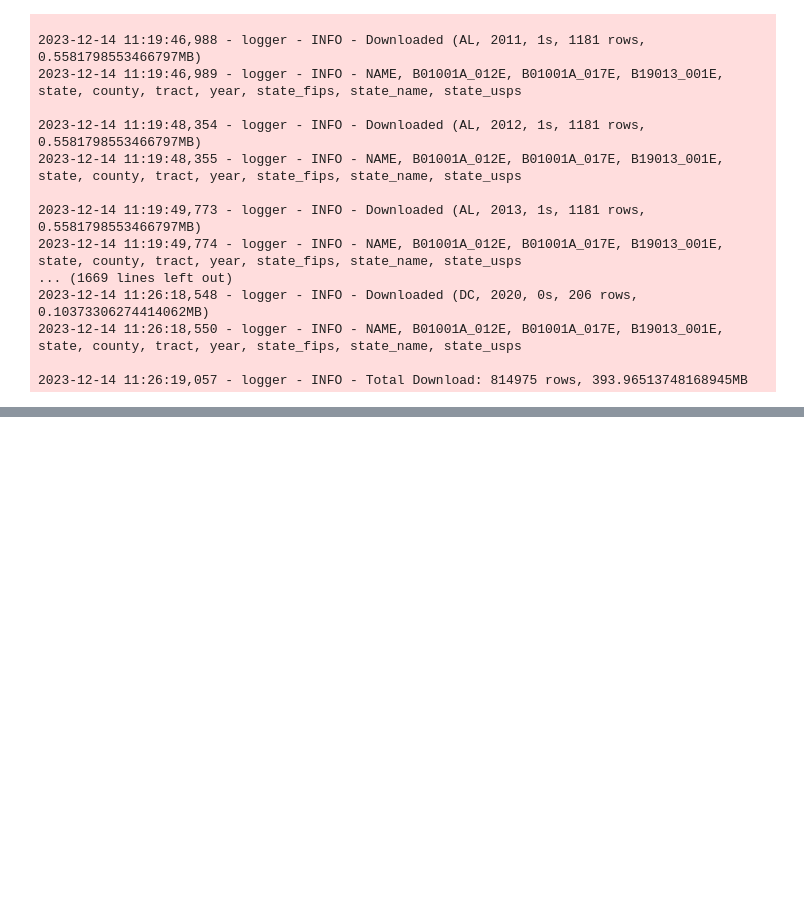
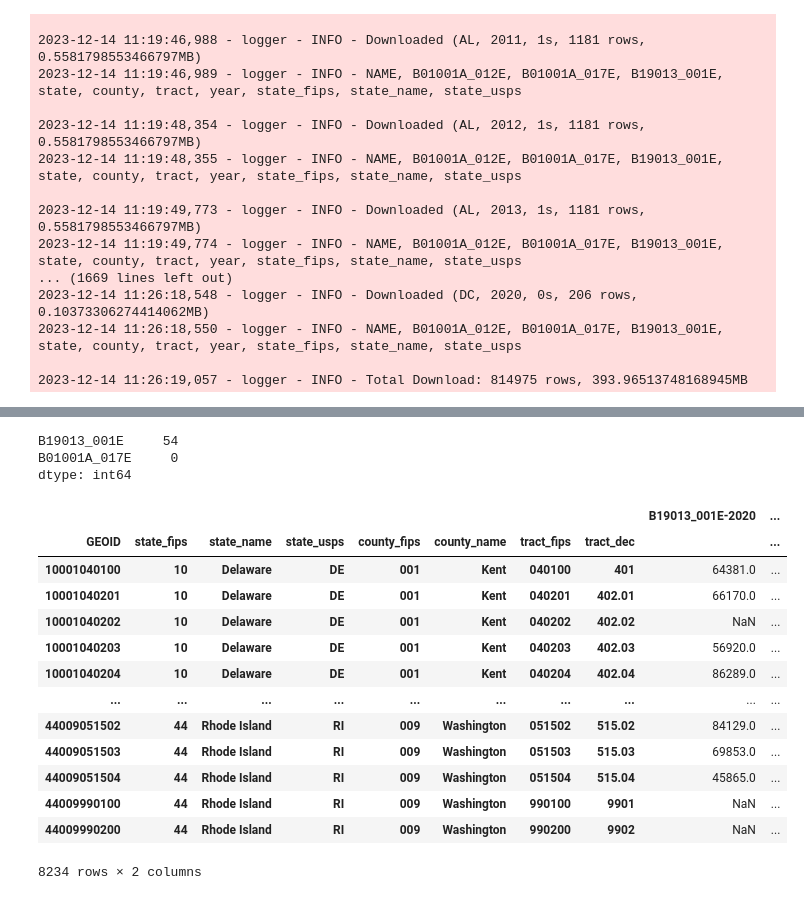
Before and after one commit to de-data-lab/census-tract-redistricting, a Jupyter notebook: example-use-notebook.ipynb, the cells around one changed output, grey strips where cells are left out. Drawn from its saved outputs; the diff is of its cells as text; code cells hidden in the pictures; blank space fills up the shorter version.

```diff
--- a/example-use-notebook.ipynb
+++ b/example-use-notebook.ipynb
@@ -154,0 +238,23 @@ AttributeError: 'float' object has no attribute 'items'
+# %%
+weighted_df.isna().sum()
+# %% [output]
+B19013_001E     54
+B01001A_017E     0
+dtype: int64
+# %%
+df_2020
+# %% [output]
+|  |  |  |  |  |  |  |  | B19013_001E-2020 | ... |
+| GEOID | state_fips | state_name | state_usps | county_fips | county_name | tract_fips | tract_dec |  | ... |
+| 10001040100 | 10 | Delaware | DE | 001 | Kent | 040100 | 401 | 64381.0 | ... |
+| 10001040201 | 10 | Delaware | DE | 001 | Kent | 040201 | 402.01 | 66170.0 | ... |
+| 10001040202 | 10 | Delaware | DE | 001 | Kent | 040202 | 402.02 | NaN | ... |
+| 10001040203 | 10 | Delaware | DE | 001 | Kent | 040203 | 402.03 | 56920.0 | ... |
+| 10001040204 | 10 | Delaware | DE | 001 | Kent | 040204 | 402.04 | 86289.0 | ... |
+| ... | ... | ... | ... | ... | ... | ... | ... | ... | ... |
+| 44009051502 | 44 | Rhode Island | RI | 009 | Washington | 051502 | 515.02 | 84129.0 | ... |
+| 44009051503 | 44 | Rhode Island | RI | 009 | Washington | 051503 | 515.03 | 69853.0 | ... |
+| 44009051504 | 44 | Rhode Island | RI | 009 | Washington | 051504 | 515.04 | 45865.0 | ... |
+| 44009990100 | 44 | Rhode Island | RI | 009 | Washington | 990100 | 9901 | NaN | ... |
+| 44009990200 | 44 | Rhode Island | RI | 009 | Washington | 990200 | 9902 | NaN | ... |
+8234 rows × 2 columns
```
Also changed, not shown: parts of 10 cells of this notebook, 1 other file.
